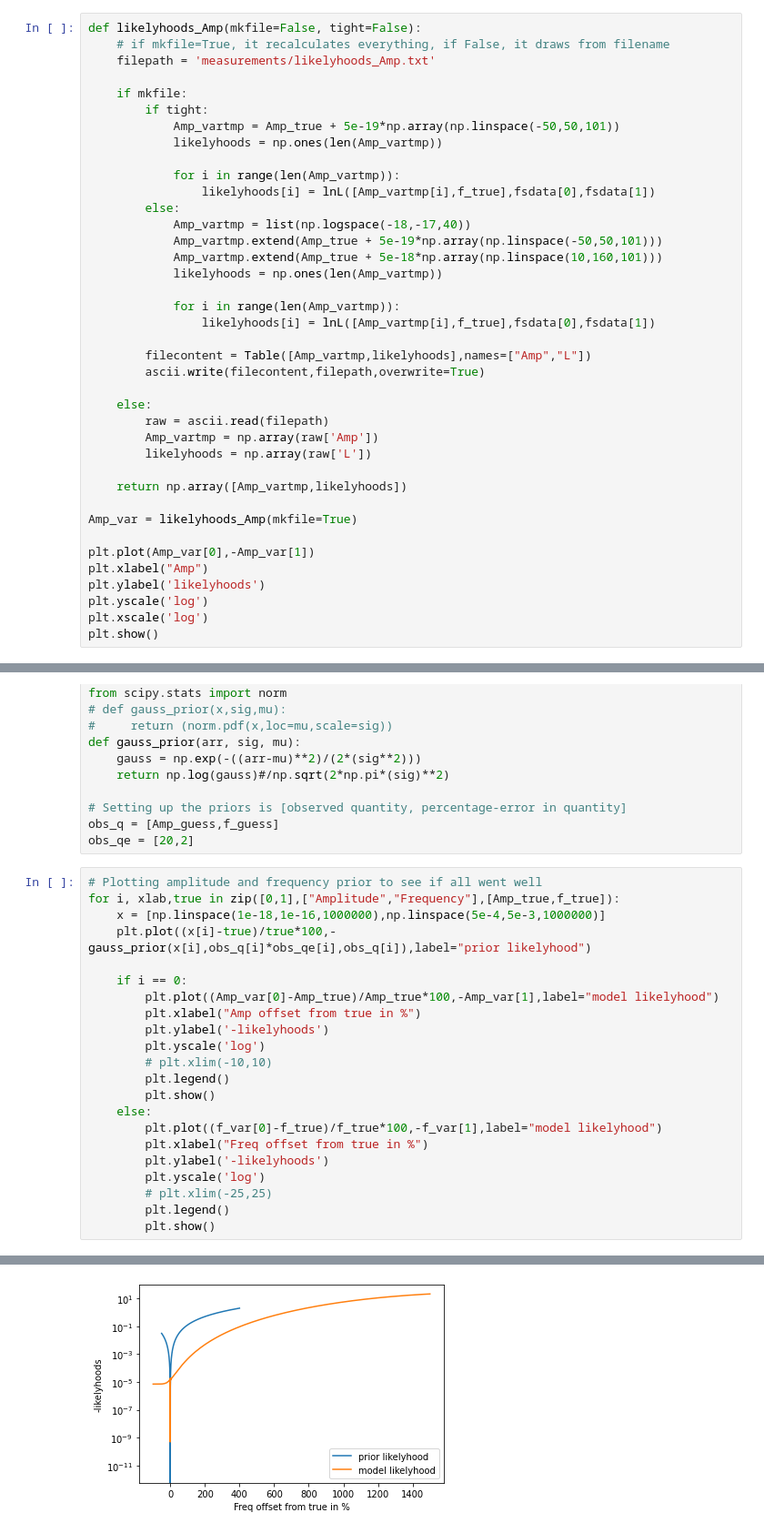
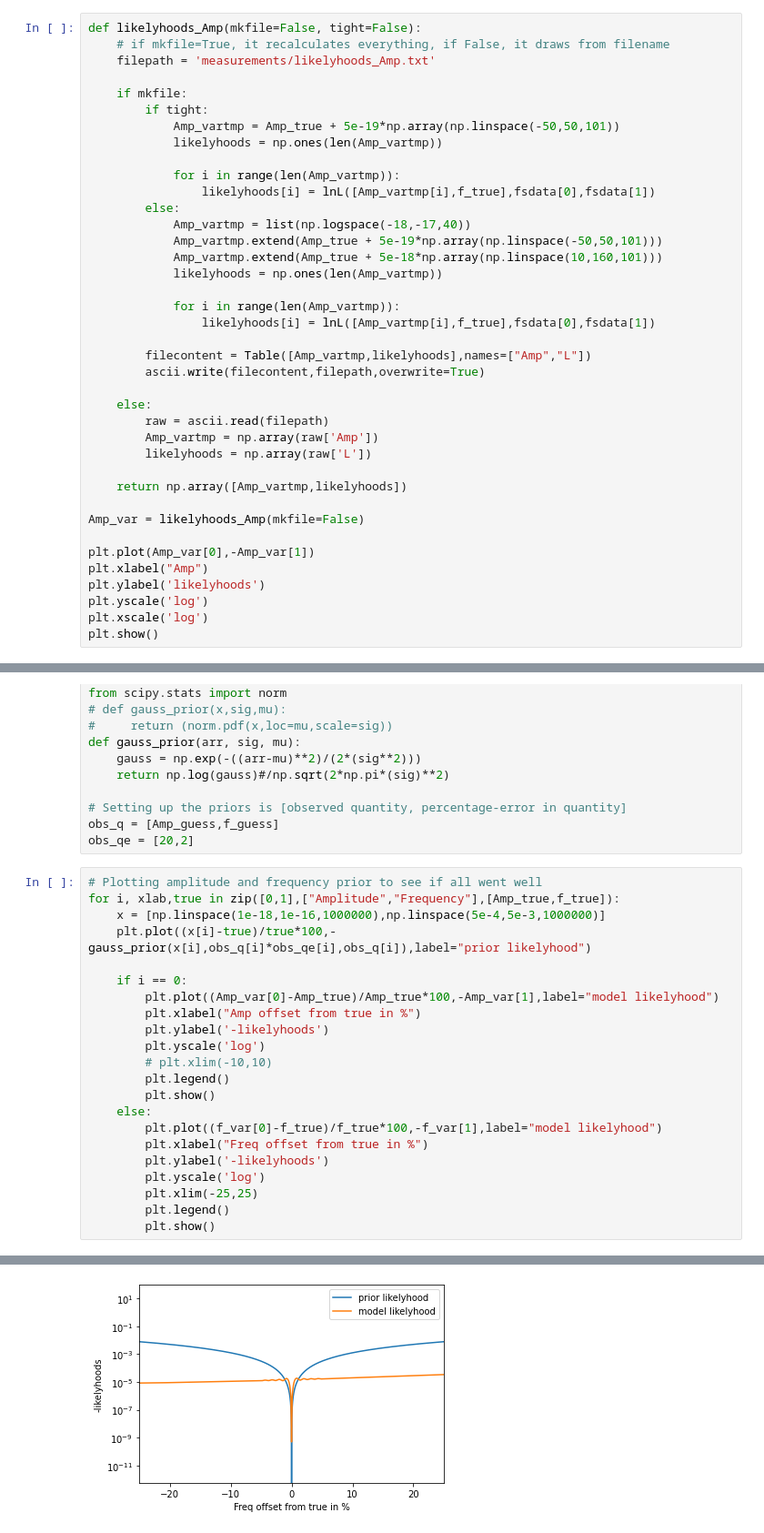
Before and after one commit to BartOuwehand/MP1_LISA, a Jupyter notebook: Likelyhoods for MCMC parameters.ipynb, the cells around one changed output, grey strips where cells are left out. Shown at 91% size. Cells and saved outputs as stored; diff of their text form.

```diff
--- a/Likelyhoods for MCMC parameters.ipynb
+++ b/Likelyhoods for MCMC parameters.ipynb
@@ -366,7 +368,7 @@ def likelyhoods_Amp(mkfile=False, tight=False):
 
     return np.array([Amp_vartmp,likelyhoods])
 
-Amp_var = likelyhoods_Amp(mkfile=True)
+Amp_var = likelyhoods_Amp(mkfile=False)
 
 plt.plot(Amp_var[0],-Amp_var[1])
 plt.xlabel("Amp")
@@ -408,25 +410,25 @@ obs_qe = [20,2]
 # %%
 # Plotting amplitude and frequency prior to see if all went well
 for i, xlab,true in zip([0,1],["Amplitude","Frequency"],[Amp_true,f_true]):
     x = [np.linspace(1e-18,1e-16,1000000),np.linspace(5e-4,5e-3,1000000)]
     plt.plot((x[i]-true)/true*100,-gauss_prior(x[i],obs_q[i]*obs_qe[i],obs_q[i]),label="prior likelyhood")
 
     if i == 0:
         plt.plot((Amp_var[0]-Amp_true)/Amp_true*100,-Amp_var[1],label="model likelyhood")
         plt.xlabel("Amp offset from true in %")
         plt.ylabel('-likelyhoods')
         plt.yscale('log')
         # plt.xlim(-10,10)
         plt.legend()
         plt.show()
     else:
         plt.plot((f_var[0]-f_true)/f_true*100,-f_var[1],label="model likelyhood")
         plt.xlabel("Freq offset from true in %")
         plt.ylabel('-likelyhoods')
         plt.yscale('log')
-        # plt.xlim(-25,25)
+        plt.xlim(-25,25)
         plt.legend()
         plt.show()
 # %% [output]
 [figure]
-[figure, old version]
+[figure, new version]
```
Also changed, not shown: parts of 1 cell of this notebook, 2 other files.
